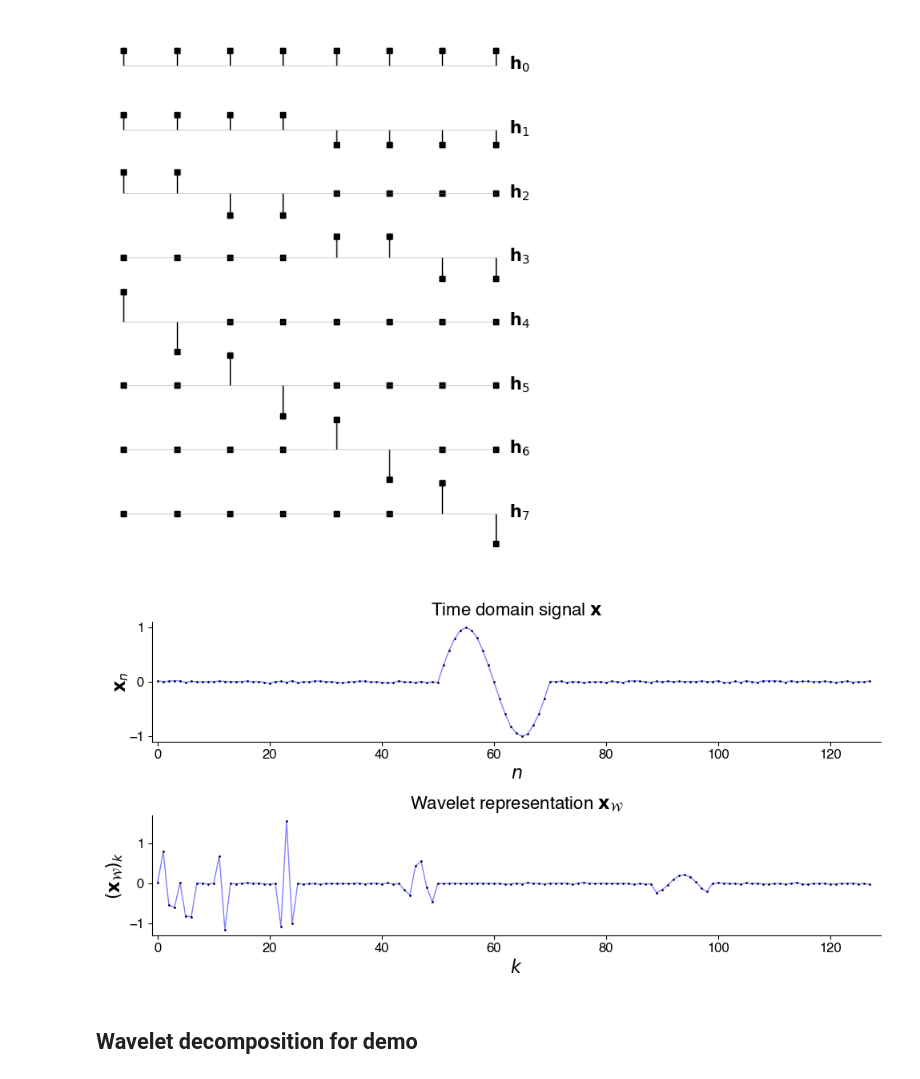
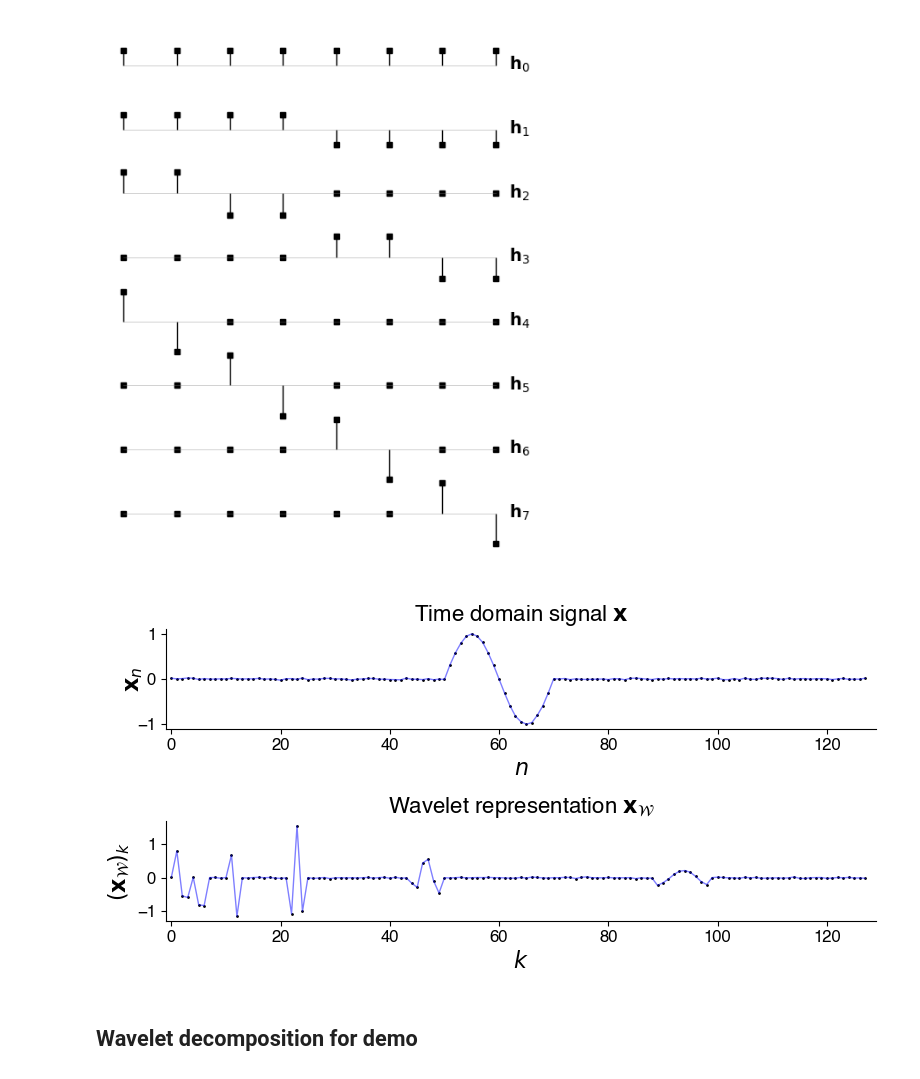
Before and after one commit to siva82kb/alada, a Jupyter notebook: analysis/signalprocessing/signal_processing.ipynb, the cells around one changed output. Saved outputs shown, nothing was run; the diff lists cells and outputs as text; code cells hidden in the pictures.

```diff
--- a/analysis/signalprocessing/signal_processing.ipynb
+++ b/analysis/signalprocessing/signal_processing.ipynb
@@ -394,7 +393,7 @@ x1 += np.random.randn(N) * 0.01
 wtcoeff1 = pywt.wavedec(x1, 'haar', mode='symmetric')
 # %%
 # Plot of the transient signal nad its FFT
-fig = plt.figure(figsize=(10, 5))
+fig = plt.figure(figsize=(8, 4))
 ax = fig.add_subplot(211)
 ax.plot(n, x1, '.', color='black', markersize=2)
 ax.plot(n, x1, color='blue', lw=1, alpha=0.5)
@@ -403,34 +402,34 @@ ax.plot(n, x1, color='blue', lw=1, alpha=0.5)
 ax.set_xlim(-1, N+1)
 ax.spines['right'].set_visible(False)
 ax.spines['top'].set_visible(False)
 ax.spines['left'].set_visible(True)
 ax.spines['bottom'].set_visible(True)
 ax.set_xlabel("$n$", fontsize=16)
 ax.set_ylabel("$\mathbf{x}_n$", fontsize=16)
 ax.yaxis.set_label_coords(-0.03, 0.5)
 ax.set_title("Time domain signal $\mathbf{x}$", fontsize=16)
 ax.tick_params(axis='both', labelsize=12)
 ax = fig.add_subplot(212)
 ax.plot(n, np.hstack(wtcoeff1), '.', color='black', markersize=2)
 ax.plot(n, np.hstack(wtcoeff1), color='blue', lw=1, alpha=0.5)
 # ax.plot(n, np.hstack(wtcoeff2), '.', color='black', markersize=2)
 # ax.plot(n, np.hstack(wtcoeff2), color='red', lw=1, alpha=0.5)
 ax.set_xlim(-1, N+1)
 ax.spines['right'].set_visible(False)
 ax.spines['top'].set_visible(False)
 ax.spines['left'].set_visible(True)
 ax.spines['bottom'].set_visible(True)
 ax.set_xlabel("$k$", fontsize=16)
 ax.set_ylabel("$(\mathbf{x}_\mathcal{W})_k$", fontsize=16)
 ax.set_title("Wavelet representation $\mathbf{x}_{\mathcal{W}}$", fontsize=16)
 ax.tick_params(axis='both', labelsize=12)
 plt.tight_layout()
 
 # Save figure
 fig.savefig(pathlib.Path(outdir, "sine_transient_wavedec.png"), bbox_inches='tight', dpi=300)
 fig.savefig(pathlib.Path(outdir, "sine_transient_wavedec.svg"), bbox_inches='tight')
 # %% [output]
-[figure, old version]
+[figure, new version]
 # %% [markdown]
 ## Wavelet decomposition for demo
 # %%
```
Also changed, not shown: parts of 26 cells of this notebook, 13 other files.
